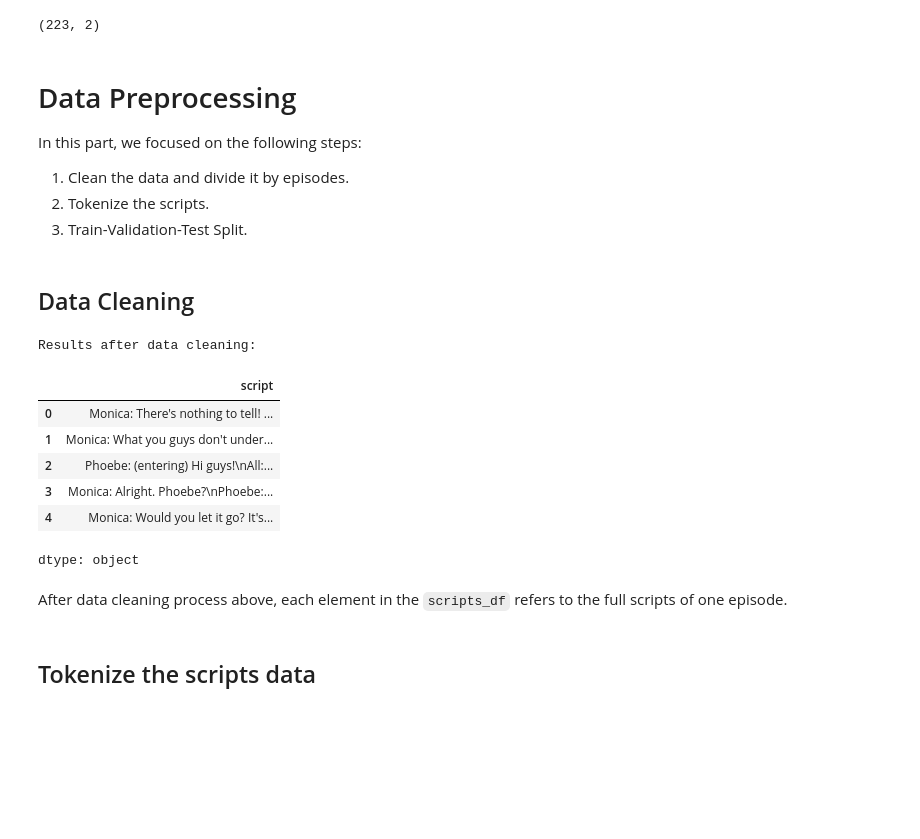
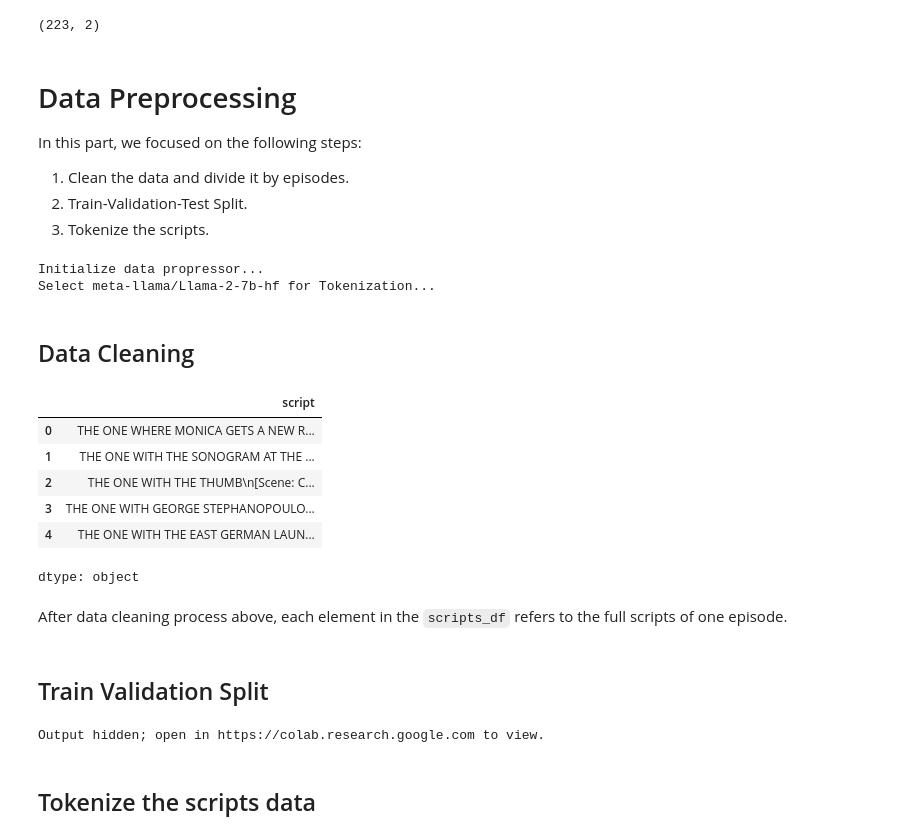
Before and after one commit to JustinQY/NLP_Project, a Jupyter notebook: Project.ipynb, the cells around one changed output. Cells and saved outputs as stored; diff of their text form; code cells hidden in the pictures; blank space fills up the shorter version.

Commit message:
Finish Project Main Process

```diff
--- a/Project.ipynb
+++ b/Project.ipynb
@@ -22,12 +33,21 @@ Installing bitsandbytes -U...
 # %%
 import pandas as pd
 import numpy as np
-import torch
+import importlib
+import evaluate
 import sys
 import os
 
 from datasets import Dataset
-from transformers import AutoTokenizer, AutoModelForCausalLM, TrainingArguments, Trainer, BitsAndBytesConfig
 
 sys.path.append('/content/drive/MyDrive/NLP_Project/operations')
 import utils
+
+gpt2 = "gpt2-xl"
+llama_2_7 = "meta-llama/Llama-2-7b-hf"
+llama_2_13 = "meta-llama/Llama-2-13b-hf"
+
+mixtral_87 = "mistralai/Mixtral-8x7B-Instruct-v0.1"
+nousH_13 = "NousResearch/Nous-Hermes-13b"
+
+output_path = "/content/drive/MyDrive/NLP_Project/model"
@@ -54,27 +78,39 @@ df.shape
 In this part, we focused on the following steps:
 
 1. Clean the data and divide it by episodes.
-2. Tokenize the scripts.
-3. Train-Validation-Test Split.
+2. Train-Validation-Test Split.
+3. Tokenize the scripts.
+# %%
+data_preprocessor = utils.DataPreprocessor(llama_2_7)
+# %% [output]
+Initialize data propressor...
+Select meta-llama/Llama-2-7b-hf for Tokenization...
 # %% [markdown]
 ## Data Cleaning
 # %%
-scripts_df = df['script'].apply(utils.clean_script)
+scripts_df = df['script'].apply(data_preprocessor.clean_script)
+
 scripts_df.to_csv("/content/drive/MyDrive/NLP_Project/dataset/friends_scripts_by_episode.csv")
-
-print("Results after data cleaning: \n")
 scripts_df.head()
 # %% [output]
+|  | script |
+| 0 | THE ONE WHERE MONICA GETS A NEW R... |
+| 1 | THE ONE WITH THE SONOGRAM AT THE ... |
+| 2 | THE ONE WITH THE THUMB\n[Scene: C... |
+| 3 | THE ONE WITH GEORGE STEPHANOPOULO... |
+| 4 | THE ONE WITH THE EAST GERMAN LAUN... |
-Results after data cleaning:
+dtype: object
-|  | script |
-| 0 | Monica: There's nothing to tell! ... |
-| 1 | Monica: What you guys don't under... |
-| 2 | Phoebe: (entering) Hi guys!\nAll:... |
-| 3 | Monica: Alright. Phoebe?\nPhoebe:... |
-| 4 | Monica: Would you let it go? It's... |
-dtype: object
 # %% [markdown]
 After data cleaning process above, each element in the `scripts_df` refers to the full scripts of one episode.
+# %% [markdown]
+## Train Validation Split
+# %%
+train_scripts, val_scripts = data_preprocessor.data_split(scripts_df)
+print(train_scripts)
+print(len(train_scripts))
+print(len(val_scripts))
+# %% [output]
+Output hidden; open in https://colab.research.google.com to view.
 # %% [markdown]
 ## Tokenize the scripts data
 # %%
```
Also changed, not shown: parts of 59 cells of this notebook, 32 other files.
